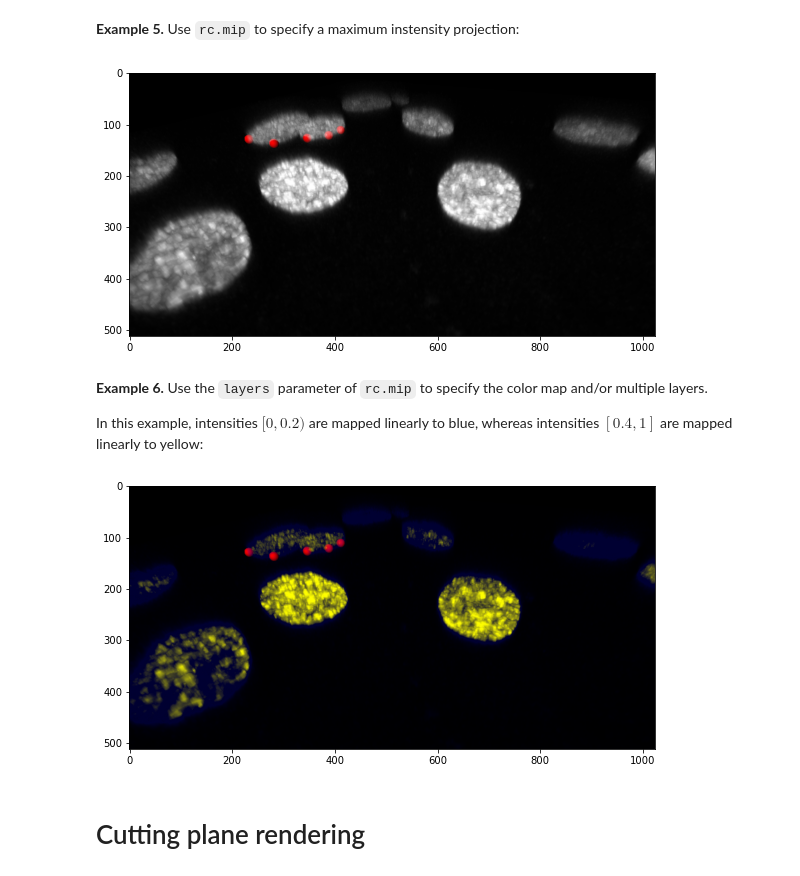
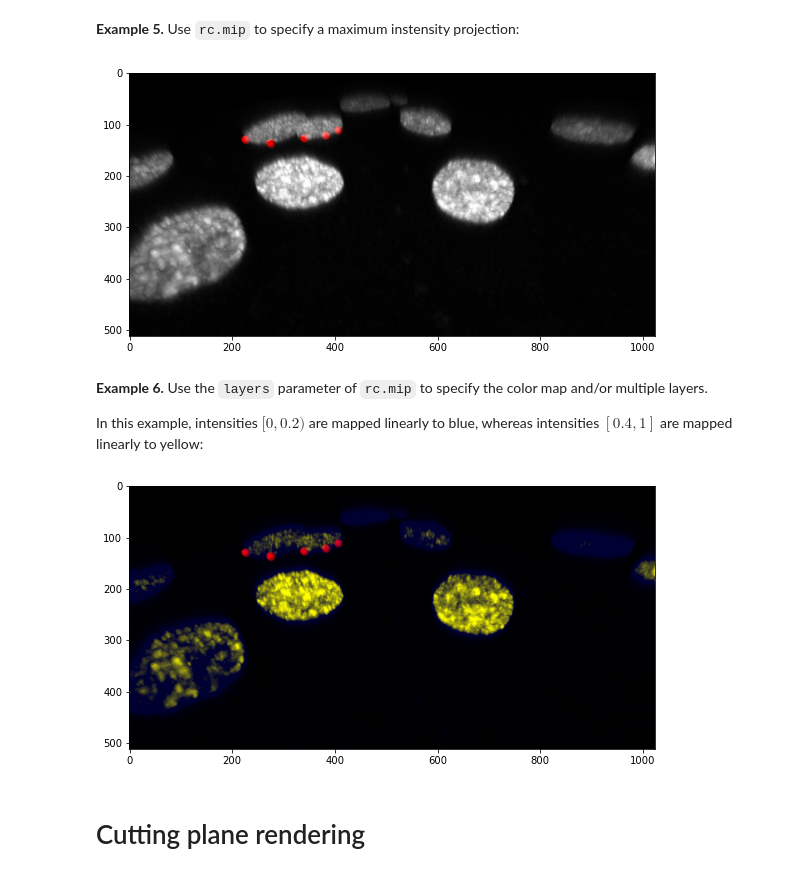
Before and after one commit to kostrykin/CarnaPy, a Jupyter notebook: examples/kalinin2018.ipynb, the cells around one changed output. Drawn from its saved outputs; the diff is of its cells as text; code cells hidden in the pictures.

```diff
--- a/examples/kalinin2018.ipynb
+++ b/examples/kalinin2018.ipynb
@@ -50,12 +46,12 @@ markers_world = (markers - subtract(data.shape, 1) / 2) * spacing
 **Example 1.** Use `dvr` to issue a direct volume rendering:
 # %%
 with cpy.SingleFrameContext((512, 1024), fov=90, near=1, far=1000) as rc:
-    rc.volume(data, spacing=spacing, normals=True) ## declaration of the volume data
+    volume = rc.volume(data, spacing=spacing, normals=True) ## declaration of the volume data
     rc.dvr(translucency=2, sample_rate=500)
     marker_mesh = rc.ball(radius=10)
     marker_material = rc.material(color=(1,0,0,1))
-    rc.meshes(marker_mesh, marker_material, markers_world)
-    rc.camera.rotate((1,1,0), 35, 'deg').rotate((1,0,0), 15, 'deg').translate(-50, 0, 250).rotate((0,0,1), 35, 'deg')
+    rc.meshes(marker_mesh, marker_material, volume.map_voxel_coordinates(markers), parent=volume)
+    rc.camera.rotate((1,1,0), 45, 'deg').rotate((1,0,0), 15, 'deg').translate(-50, 0, 300).rotate((0,0,1), 35, 'deg')
 
 figure(figsize=(8,6))
 imshow(rc.result)
@@ -74,12 +70,12 @@ However, the data is only 8bit, but `skimage.io` converts it into 64bit when loa
 **Example 2.** Use `fmt_hint='uint8'` to suggest 8bit volume data representation:
 # %%
 with cpy.SingleFrameContext((512, 1024), fov=90, near=1, far=1000) as rc:
-    rc.volume(data, spacing=spacing, normals=True, fmt_hint='uint8') ## declaration of the volume data
+    volume = rc.volume(data, spacing=spacing, normals=True, fmt_hint='uint8') ## declaration of the volume data
     rc.dvr(translucency=2, sample_rate=500)
     marker_mesh = rc.ball(radius=10)
     marker_material = rc.material(color=(1,0,0,1))
-    rc.meshes(marker_mesh, marker_material, markers_world)
-    rc.camera.rotate((1,1,0), 35, 'deg').rotate((1,0,0), 15, 'deg').translate(-50, 0, 250).rotate((0,0,1), 35, 'deg')
+    rc.meshes(marker_mesh, marker_material, volume.map_voxel_coordinates(markers), parent=volume)
+    rc.camera.rotate((1,1,0), 45, 'deg').rotate((1,0,0), 15, 'deg').translate(-50, 0, 300).rotate((0,0,1), 35, 'deg')
 
 figure(figsize=(8,6))
 imshow(rc.result)
@@ -90,12 +86,12 @@ tight_layout()
 **Example 3.** You can also use a more sophisticated color map, like $[0,0.2) \mapsto$ teal and $[0.4,1] \mapsto$ yellow:
 # %%
 with cpy.SingleFrameContext((512, 1024), fov=90, near=1, far=1000) as rc:
-    rc.volume(data, spacing=spacing, normals=True, fmt_hint='uint8') ## declaration of the volume data
+    volume = rc.volume(data, spacing=spacing, normals=True, fmt_hint='uint8') ## declaration of the volume data
     rc.dvr(color_map=[(0, 0.2, (0, 1, 1, 0), (0, 1, 1, 0.2)), (0.4, 1.0, (1, 1, 0, 0), (1, 1, 0, 1))], translucency=2, sample_rate=500)
     marker_mesh = rc.ball(radius=10)
     marker_material = rc.material(color=(1,0,0,1))
-    rc.meshes(marker_mesh, marker_material, markers_world)
-    rc.camera.rotate((1,1,0), 35, 'deg').rotate((1,0,0), 15, 'deg').translate(-50, 0, 250).rotate((0,0,1), 35, 'deg')
+    rc.meshes(marker_mesh, marker_material, volume.map_voxel_coordinates(markers), parent=volume)
+    rc.camera.rotate((1,1,0), 45, 'deg').rotate((1,0,0), 15, 'deg').translate(-50, 0, 300).rotate((0,0,1), 35, 'deg')
 
 figure(figsize=(8,6))
 imshow(rc.result)
@@ -106,12 +102,12 @@ tight_layout()
 **Example 4.** Direct volume rendering can also be performed without lighting:
 # %%
 with cpy.SingleFrameContext((512, 1024), fov=90, near=1, far=1000) as rc:
-    rc.volume(data, spacing=spacing, fmt_hint='uint8')
+    volume = rc.volume(data, spacing=spacing, fmt_hint='uint8')
     rc.dvr(translucency=20, sample_rate=500)
     marker_mesh = rc.ball(radius=10)
     marker_material = rc.material(color=(1,0,0,1))
-    rc.meshes(marker_mesh, marker_material, markers_world)
-    rc.camera.rotate((1,1,0), 35, 'deg').rotate((1,0,0), 15, 'deg').translate(-50, 0, 250).rotate((0,0,1), 35, 'deg')
+    rc.meshes(marker_mesh, marker_material, volume.map_voxel_coordinates(markers), parent=volume)
+    rc.camera.rotate((1,1,0), 45, 'deg').rotate((1,0,0), 15, 'deg').translate(-50, 0, 300).rotate((0,0,1), 35, 'deg')
 
 figure(figsize=(8,6))
 imshow(rc.result)
@@ -126,36 +122,36 @@ Omitting `normals=True` if lighting is not required speeds up the `volume` comma
 **Example 5.** Use `rc.mip` to specify a maximum instensity projection:
 # %%
 with cpy.SingleFrameContext((512, 1024), fov=90, near=1, far=1000) as rc:
-    rc.volume(data, spacing=spacing, fmt_hint='uint8')
+    volume = rc.volume(data, spacing=spacing, fmt_hint='uint8')
     rc.mip(sample_rate=500)
     marker_mesh = rc.ball(radius=10)
     marker_material = rc.material(color=(1,0,0,1))
-    rc.meshes(marker_mesh, marker_material, markers_world)
-    rc.camera.rotate((1,1,0), 35, 'deg').rotate((1,0,0), 15, 'deg').translate(-50, 0, 250).rotate((0,0,1), 35, 'deg')
+    rc.meshes(marker_mesh, marker_material, volume.map_voxel_coordinates(markers), parent=volume)
+    rc.camera.rotate((1,1,0), 45, 'deg').rotate((1,0,0), 15, 'deg').translate(-50, 0, 300).rotate((0,0,1), 35, 'deg')
 
 figure(figsize=(8,6))
 imshow(rc.result)
 tight_layout()
 # %% [output]
-[figure, old version]
+[figure, new version]
 # %% [markdown]
 **Example 6.** Use the `layers` parameter of `rc.mip` to specify the color map and/or multiple layers.
 
 In this example, intensities $[0,0.2)$ are mapped linearly to blue, whereas intensities $[0.4, 1]$ are mapped linearly to yellow:
 # %%
 with cpy.SingleFrameContext((512, 1024), fov=90, near=1, far=1000) as rc:
-    rc.volume(data, spacing=spacing, fmt_hint='uint8')
+    volume = rc.volume(data, spacing=spacing, fmt_hint='uint8')
     rc.mip(layers=[(0, 0.2, (0, 0, 1, 0.2)), (0.4, 1, (1, 1, 0, 1))], sample_rate=500)
     marker_mesh = rc.ball(radius=10)
     marker_material = rc.material(color=(1,0,0,1))
-    rc.meshes(marker_mesh, marker_material, markers_world)
-    rc.camera.rotate((1,1,0), 35, 'deg').rotate((1,0,0), 15, 'deg').translate(-50, 0, 250).rotate((0,0,1), 35, 'deg')
+    rc.meshes(marker_mesh, marker_material, volume.map_voxel_coordinates(markers), parent=volume)
+    rc.camera.rotate((1,1,0), 45, 'deg').rotate((1,0,0), 15, 'deg').translate(-50, 0, 300).rotate((0,0,1), 35, 'deg')
 
 figure(figsize=(8,6))
 imshow(rc.result)
 tight_layout()
 # %% [output]
-[figure, old version]
+[figure, new version]
 # %% [markdown]
 # Cutting plane rendering
 # %% [markdown]
```
Also changed, not shown: parts of 12 cells of this notebook, 26 other files.
